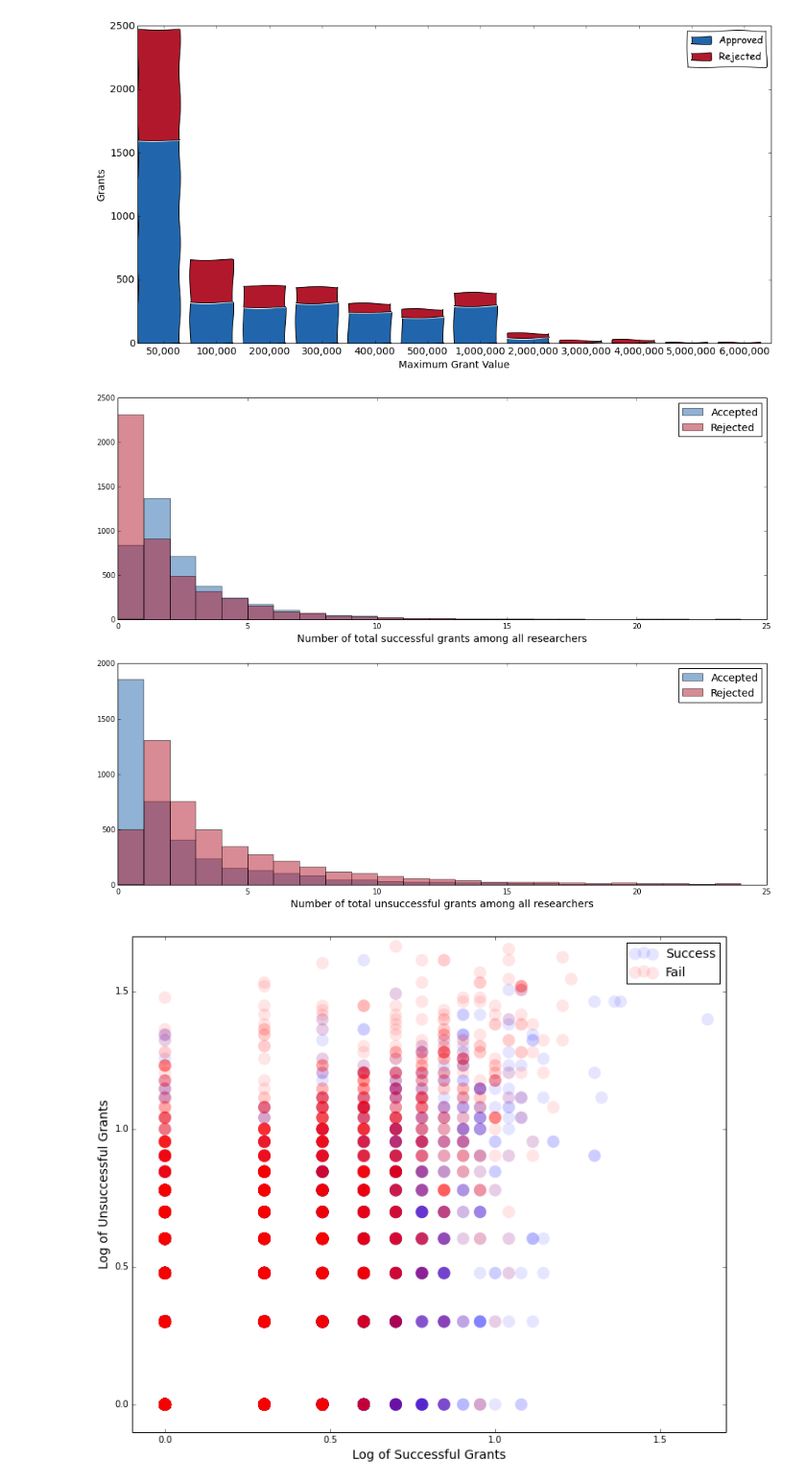
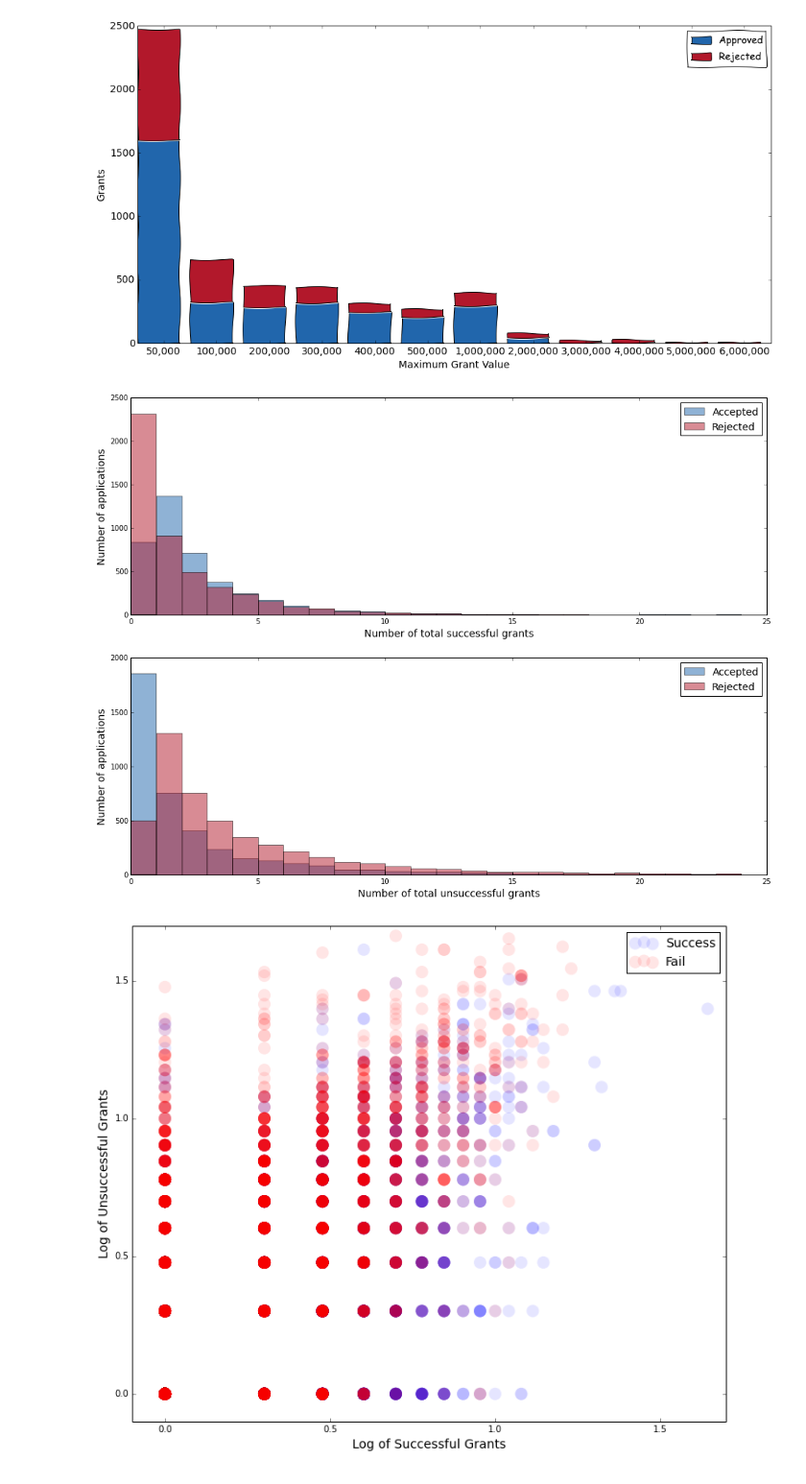
Before and after one commit to realmichaelzyy/cs249project, a Jupyter notebook: kaggle/workspace/classifier/KaggleTest.ipynb, the cells around one changed output. Shown at 96% size. Drawn from its saved outputs; the diff is of its cells as text; code cells hidden in the pictures.

Commit message:
*kaggle* In-progress cleaning up python notebook. Adding plots

```diff
--- a/kaggle/workspace/classifier/KaggleTest.ipynb
+++ b/kaggle/workspace/classifier/KaggleTest.ipynb
@@ -922,25 +922,27 @@ with plt.xkcd():
 # %%
 fig = plt.figure(1, figsize=(16, 12))
 ax1 = fig.add_subplot(211)
 
 plt.hist(plotData.totalSuccessfulGrants[data.GrantStatus == 1].values, range(0,25,1), color=blue, alpha=0.5, label='Accepted')
 #plotData.totalUnsuccessfulGrants[data.GrantStatus == 0]
 plt.hist(plotData.totalSuccessfulGrants[data.GrantStatus == 0].values, range(0,25,1), color=red, alpha=0.5, label='Rejected')
-plt.xlabel("Number of total successful grants among all researchers", fontsize=14)
+plt.xlabel("Number of total successful grants", fontsize=14)
 plt.legend(fontsize=14)
 plt.xlim([0,25])
+plt.ylabel("Number of applications",fontsize=14)
 
 ax1 = fig.add_subplot(212)
 plt.hist(plotData.totalUnsuccessfulGrants[data.GrantStatus == 1].values, range(0,25,1), color=blue, alpha=0.5, label='Accepted')
 #plotData.totalUnsuccessfulGrants[data.GrantStatus == 0]
 plt.hist(plotData.totalUnsuccessfulGrants[data.GrantStatus == 0].values, range(0,25,1), color=red, alpha=0.5, label='Rejected')
-plt.xlabel("Number of total unsuccessful grants among all researchers", fontsize=14)
+plt.xlabel("Number of total unsuccessful grants", fontsize=14)
 plt.xlim([0,25])
+plt.ylabel("Number of applications",fontsize=14)
 plt.legend(fontsize=14)
 
 plt.show()
 # %% [output]
-[figure, old version]
+[figure, new version]
 # %%
 fig = plt.figure(1, figsize=(12, 10))
 ax1 = fig.add_subplot(111)
```
Also changed, not shown: 1 other file.
